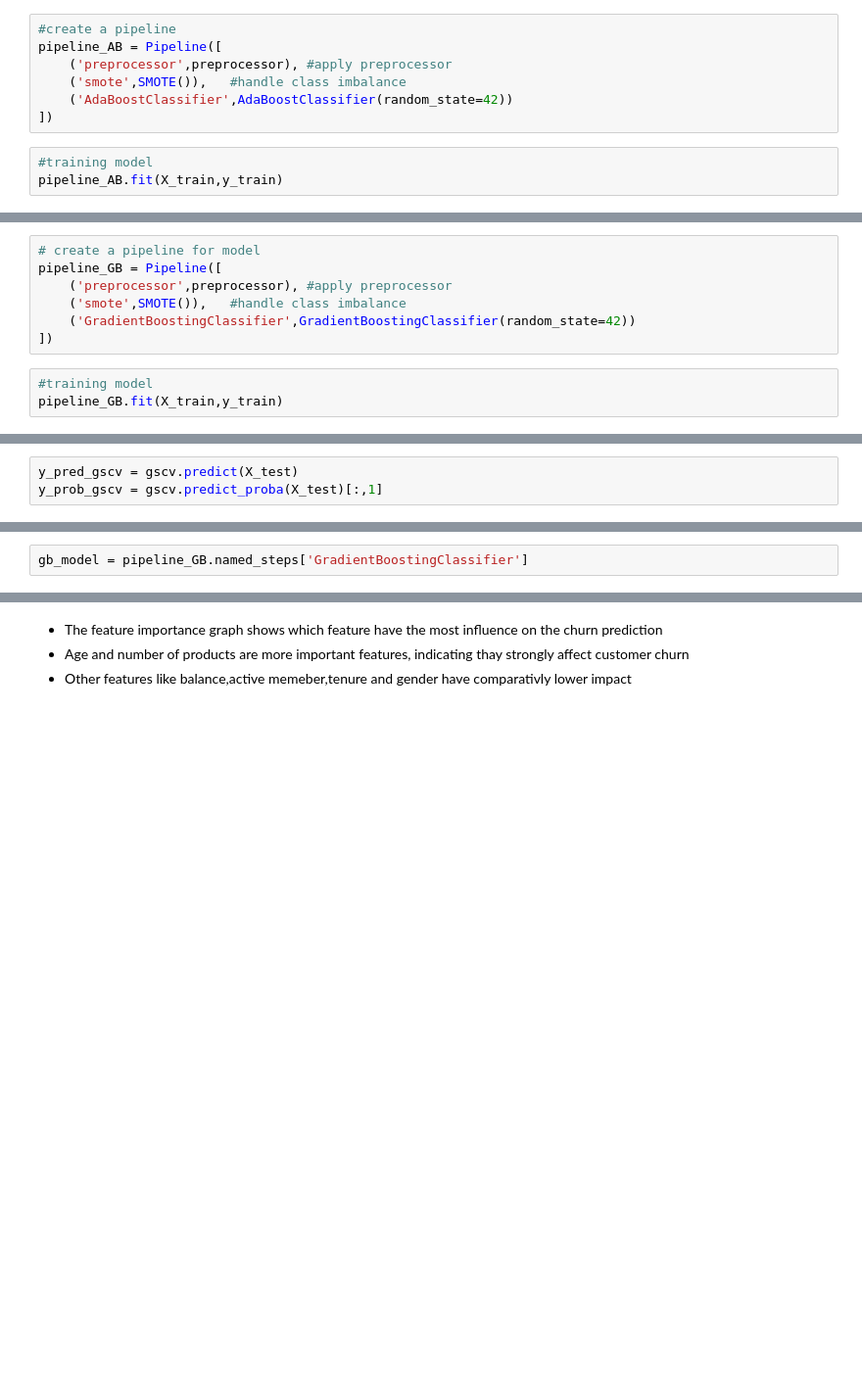
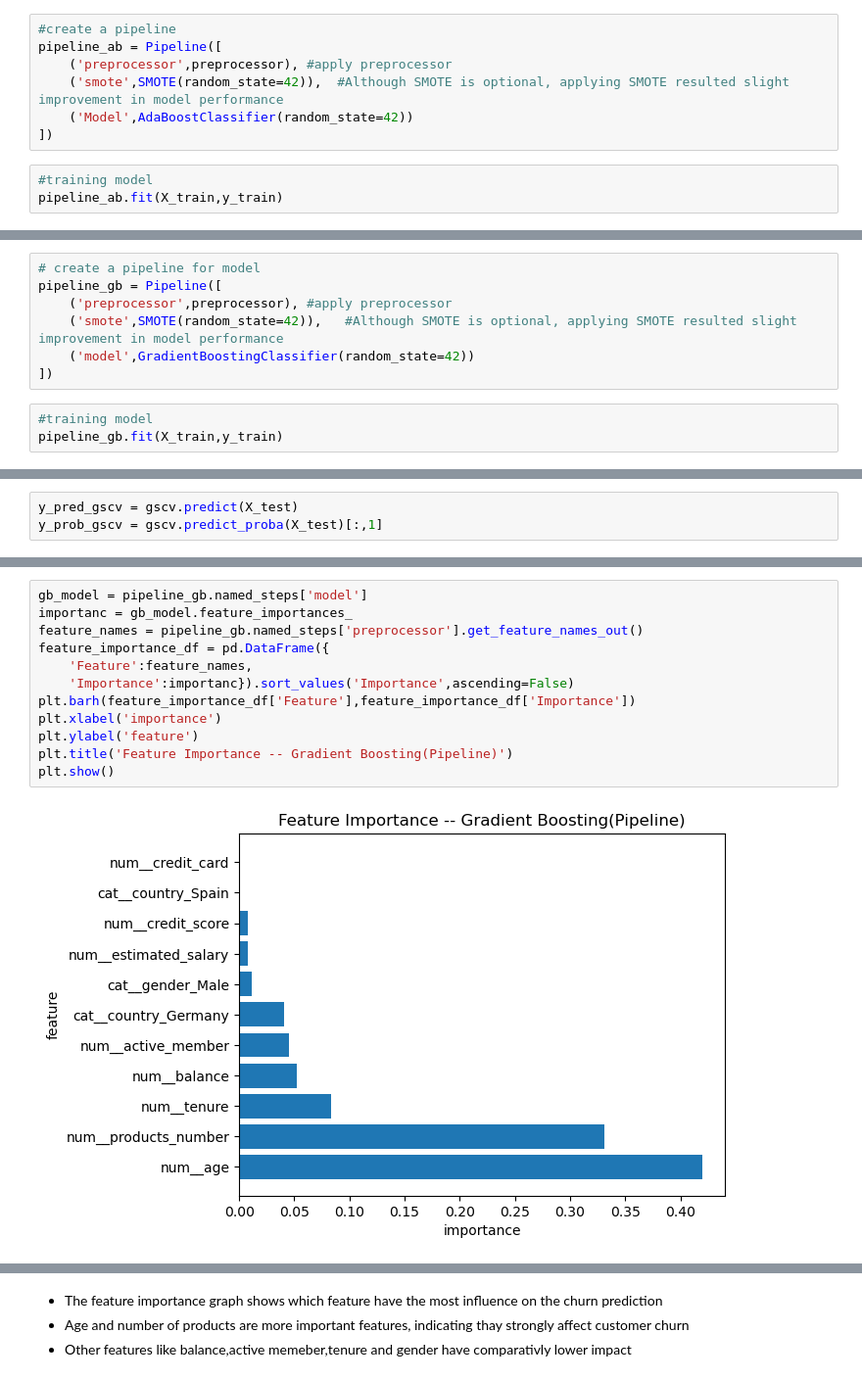
Before and after one commit to vijay12918/Bank_Customer_Churn_Prediction, a Jupyter notebook: Bank_Churn_Prediction.ipynb, the cells around one changed output, grey strips where cells are left out. Shown at 98% size. Cells and saved outputs as stored; diff of their text form; blank space fills up the shorter version.

```diff
--- a/Bank_Churn_Prediction.ipynb
+++ b/Bank_Churn_Prediction.ipynb
@@ -255,14 +201,14 @@ weighted avg       0.84      0.80      0.81      2500
 ### 9. Implementing AdaBoost Classifier
 # %%
 #create a pipeline
-pipeline_AB = Pipeline([
+pipeline_ab = Pipeline([
     ('preprocessor',preprocessor), #apply preprocessor
-    ('smote',SMOTE()),   #handle class imbalance
-    ('AdaBoostClassifier',AdaBoostClassifier(random_state=42))
+    ('smote',SMOTE(random_state=42)),  #Although SMOTE is optional, applying SMOTE resulted slight improvement in model performance
+    ('Model',AdaBoostClassifier(random_state=42))
 ])
 # %%
 #training model
-pipeline_AB.fit(X_train,y_train)
+pipeline_ab.fit(X_train,y_train)
 # %% [output]
 Pipeline(steps=[('preprocessor',
                  ColumnTransformer(transformers=[('num', MinMaxScaler(),
@@ -301,14 +247,14 @@ weighted avg       0.84      0.80      0.82      2500
 ### 10. Implementing Gradient Boosting Classifier
 # %%
 # create a pipeline for model
-pipeline_GB = Pipeline([
+pipeline_gb = Pipeline([
     ('preprocessor',preprocessor), #apply preprocessor
-    ('smote',SMOTE()),   #handle class imbalance
-    ('GradientBoostingClassifier',GradientBoostingClassifier(random_state=42))
+    ('smote',SMOTE(random_state=42)),   #Although SMOTE is optional, applying SMOTE resulted slight improvement in model performance
+    ('model',GradientBoostingClassifier(random_state=42))
 ])
 # %%
 #training model
-pipeline_GB.fit(X_train,y_train)
+pipeline_gb.fit(X_train,y_train)
 # %% [output]
 Pipeline(steps=[('preprocessor',
                  ColumnTransformer(transformers=[('num', MinMaxScaler(),
@@ -400,2 +340,14 @@ weighted avg       0.85      0.83      0.84      2500
 # %%
-gb_model = pipeline_GB.named_steps['GradientBoostingClassifier']
+gb_model = pipeline_gb.named_steps['model']
+importanc = gb_model.feature_importances_
+feature_names = pipeline_gb.named_steps['preprocessor'].get_feature_names_out()
+feature_importance_df = pd.DataFrame({
+    'Feature':feature_names,
+    'Importance':importanc}).sort_values('Importance',ascending=False)
+plt.barh(feature_importance_df['Feature'],feature_importance_df['Importance'])
+plt.xlabel('importance')
+plt.ylabel('feature')
+plt.title('Feature Importance -- Gradient Boosting(Pipeline)')
+plt.show()
+# %% [output]
+[figure, added]
```
Also changed, not shown: parts of 42 cells of this notebook.
